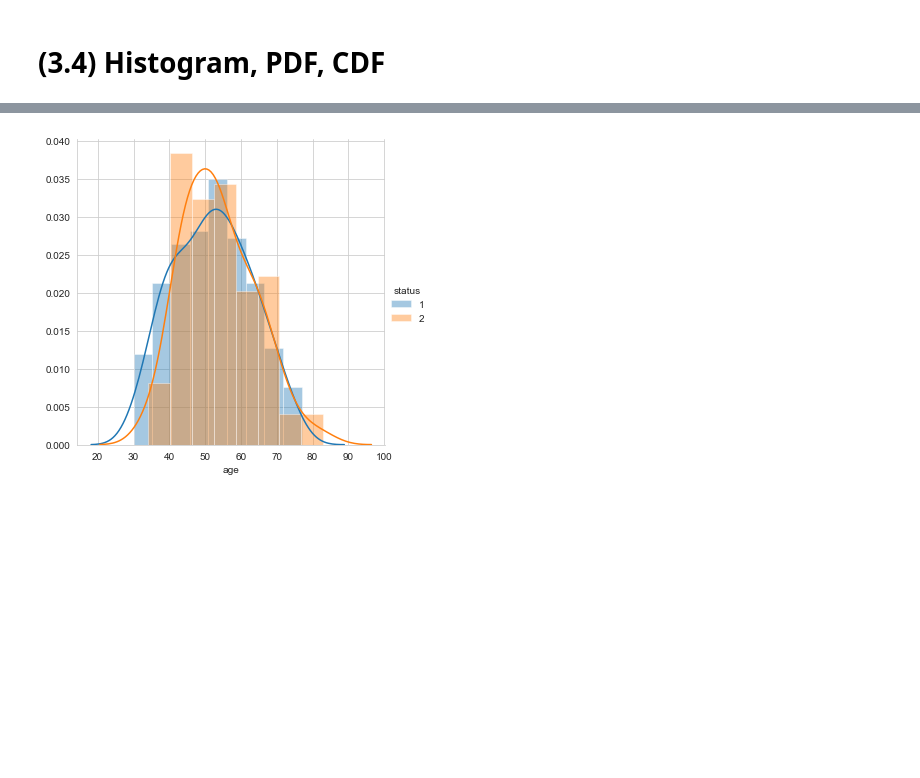
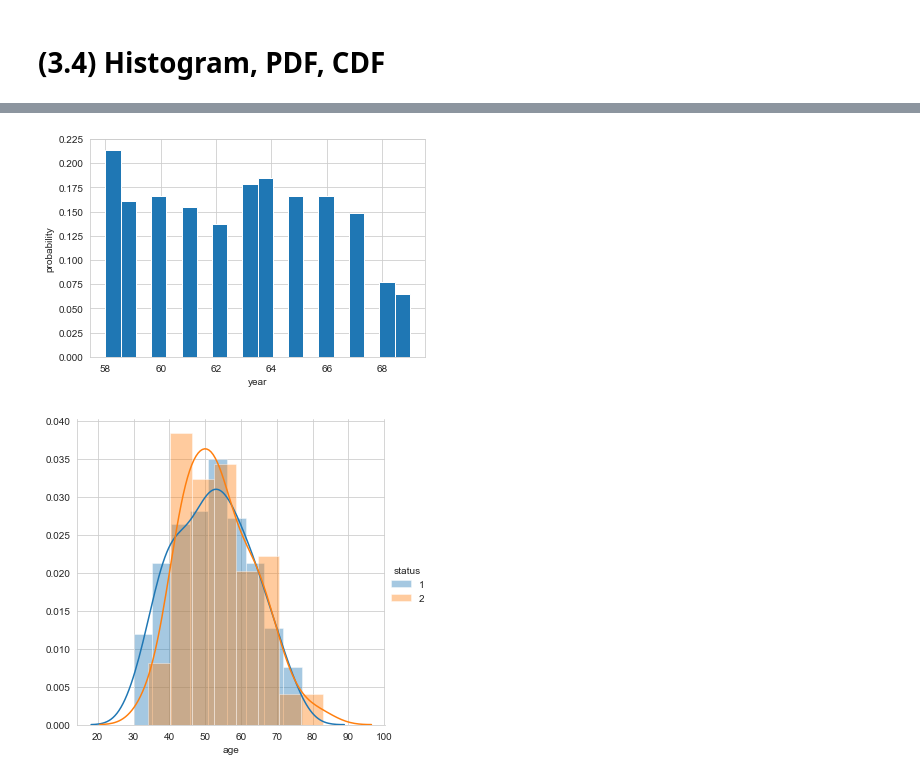
Before and after one commit to VipinJain1/VIP-Machine-Learning-Exercises-and-Practices, a Jupyter notebook: Exploratory Data Analysis_Haberman.ipynb, the cells around one changed output, grey strips where cells are left out. Drawn from its saved outputs; the diff is of its cells as text; code cells hidden in the pictures; blank space fills up the shorter version.

```diff
--- a/Exploratory Data Analysis_Haberman.ipynb
+++ b/Exploratory Data Analysis_Haberman.ipynb
@@ -183 +180,10 @@ plt.show()
+# %%
+# histogram for feature year.
+import numpy as np
+haberman_x = haberman['year']
+plt.hist(haberman_x, normed=True, bins=20)
+plt.xlabel('year');
+plt.ylabel('probability');
+# %% [output]
+[figure, added]
 # %%
```
Also changed, not shown: parts of 5 cells of this notebook.
